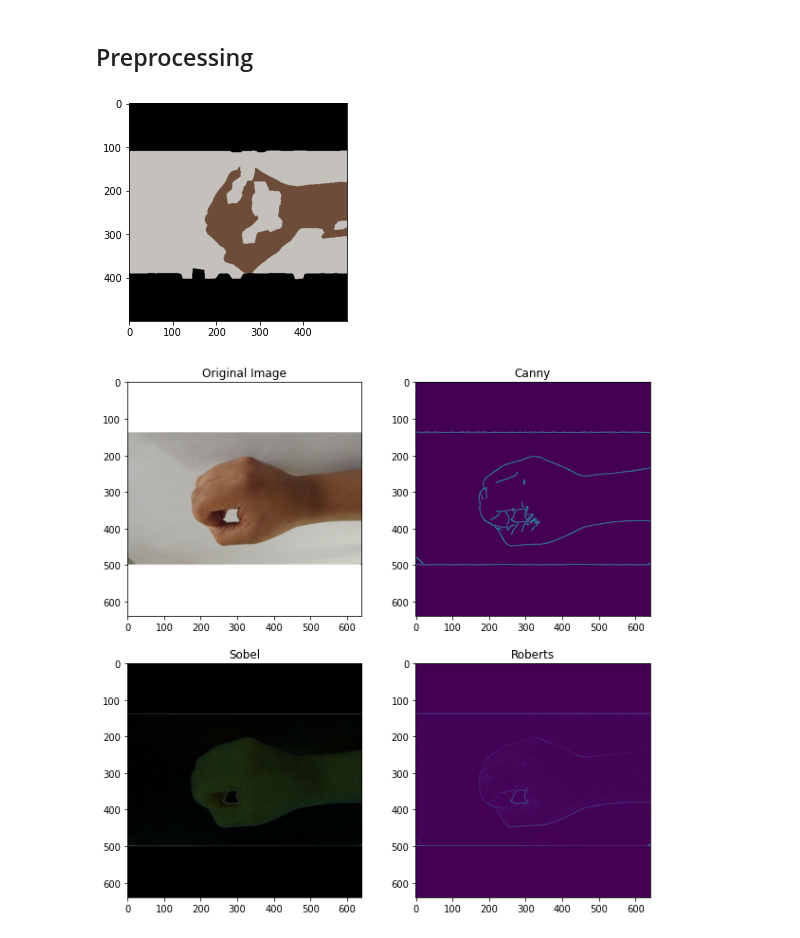
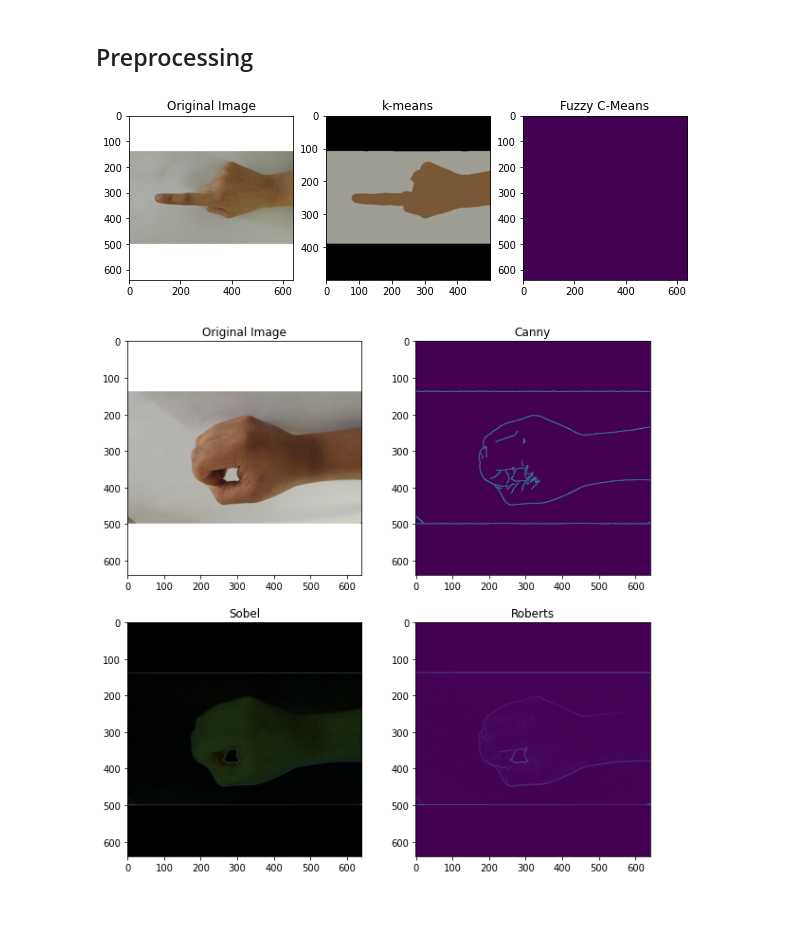
Before and after one commit to MostafaAshraf98/Project-Pattern-Recognition, a Jupyter notebook: main.ipynb, the cells around one changed output. Saved outputs shown, nothing was run; the diff lists cells and outputs as text; code cells hidden in the pictures; blank space fills up the shorter version.

```diff
--- a/main.ipynb
+++ b/main.ipynb
@@ -49,11 +37,25 @@ plt.show()
 # %% [markdown]
 ## Preprocessing
-# %%
-clustering_segmentation = ClusteringSegmentation(method='kmeans', n_clusters=3, compactness=30.0, sigma=1.0)
-plt.imshow(clustering_segmentation.process(x_train[0]))
-plt.show()
-# %% [output]
-[figure, removed]
+# %%
+index = 810
+
+# Method: 'kmeans' or 'canny'
+
+clustering_segmentation = ClusteringSegmentation(method='kmeans', n_clusters=3, compactness=30.0, sigma=1.0)
+kmeans = clustering_segmentation.process(x_train[index])
+clustering_segmentation = ClusteringSegmentation(method='fcm', n_clusters=3, compactness=1.0, sigma=1.0)
+fcm = clustering_segmentation.process(x_train[index])
+
+fig, ax = plt.subplots(1, 3, figsize=(10, 10))
+ax[0].set_title('Original Image')
+ax[1].set_title('k-means')
+ax[2].set_title('Fuzzy C-Means')
+ax[0].imshow(x_train[index])
+ax[1].imshow(kmeans)
+ax[2].imshow(fcm)
+plt.show()
+# %% [output]
+[figure, added]
 # %%
 index = 747
 # method: 'sobel', 'roberts', 'prewitt', 'canny'
```
Also changed, not shown: parts of 6 cells of this notebook, 2 other files.
